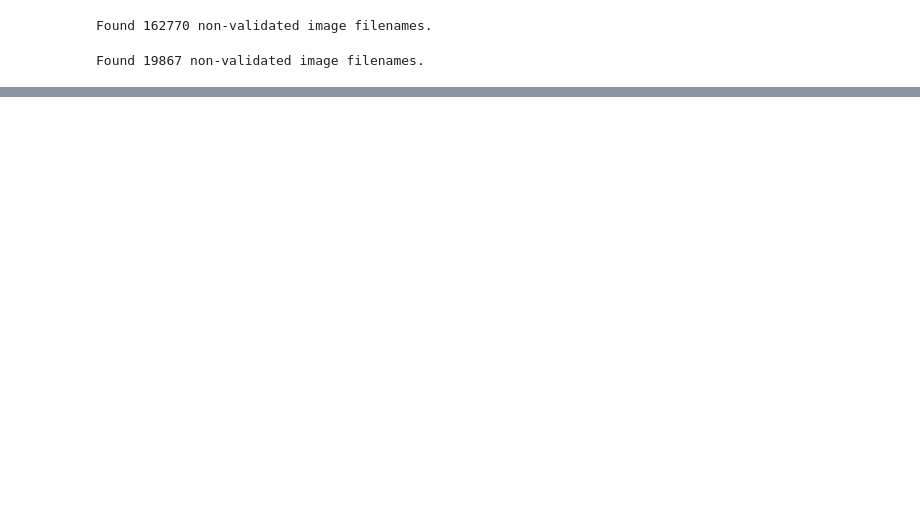
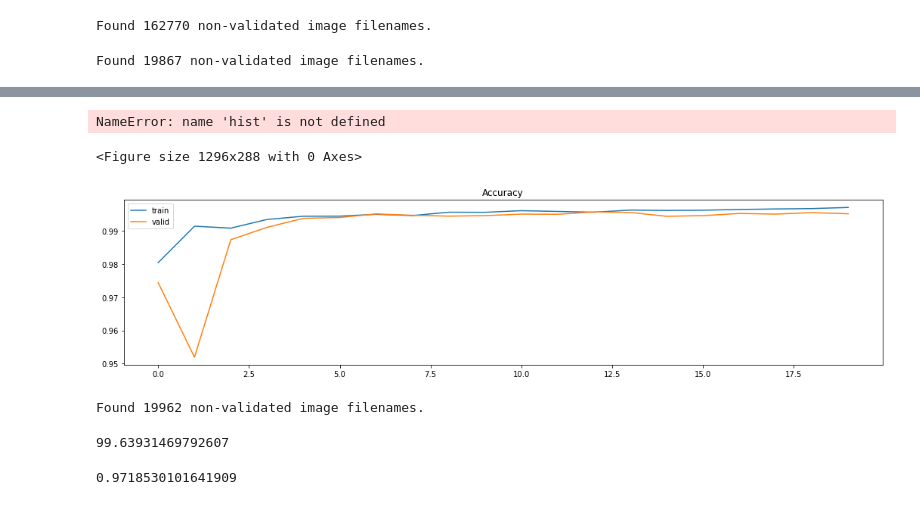
Before and after one commit to Wicwik/BP, a Jupyter notebook: celeba_classifier/inceptionv3.ipynb, the cells around one changed output, grey strips where cells are left out. Cells and saved outputs as stored; diff of their text form; code cells hidden in the pictures; blank space fills up the shorter version.

```diff
--- a/celeba_classifier/inceptionv3.ipynb
+++ b/celeba_classifier/inceptionv3.ipynb
@@ -50,7 +53,7 @@ train_generator = train_datagen.flow_from_dataframe(
     train_df,
     batch_size=_batch_size,
     x_col='filename',
-    y_col='Eyeglasses',
+    y_col= ['Eyeglasses', 'Smiling', 'Male', 'No_Beard', 'Young'],
     class_mode='raw',
     target_size=(_img_width, _img_height),
     validate_filenames=False)
@@ -66,7 +69,7 @@ valid_generator = valid_datagen.flow_from_dataframe(
     valid_df,
     batch_size=_batch_size,
     x_col='filename',
-    y_col='Eyeglasses',
+    y_col=['Eyeglasses', 'Smiling', 'Male', 'No_Beard', 'Young'],
     class_mode='raw',
     target_size=(_img_width, _img_height),
     validate_filenames=False)
@@ -88,10 +89,11 @@ number of layers: 311
 # %%
 x = base_model.output
 x = GlobalAveragePooling2D()(x)
+x = Dropout(0.25)(x)
 x = Dense(1024, activation="relu")(x)
 x = Dropout(0.5)(x)
 x = Dense(512, activation="relu")(x)
-predictions = Dense(1, activation="sigmoid")(x)
+predictions = Dense(5, activation="sigmoid")(x)
 # %%
 model = Model(inputs=base_model.input, outputs=predictions)
 model.compile(optimizer='adam', loss='binary_crossentropy', metrics=['accuracy'])
@@ -126,0 +100,2 @@ Epoch 16/20
+# %%
+checkpointer = ModelCheckpoint(filepath='inception_v3_eyeglasses_smiling_male_nobeard_young.h5', verbose=1, save_best_only=True)
@@ -126,0 +129,36 @@ Epoch 16/20
+# %%
+plt.figure(figsize=(18, 4))
+plt.plot(hist.history['loss'], label = 'train')
+plt.plot(hist.history['val_loss'], label = 'valid')
+plt.legend()
+plt.title('Loss Function')
+plt.show()
+# %% [output]
+NameError: name 'hist' is not defined
+<Figure size 1296x288 with 0 Axes>
+# %%
+plt.figure(figsize=(18, 4))
+plt.plot(hist.history['accuracy'], label = 'train')
+plt.plot(hist.history['val_accuracy'], label = 'valid')
+plt.legend()
+plt.title('Accuracy')
+plt.show()
+# %% [output]
+[figure, added]
+# %%
+test_datagen =  ImageDataGenerator(
+    preprocessing_function=preprocess_input,
+    rescale=1./255,
+)
+
+test_generator = test_datagen.flow_from_dataframe(
+    test_df,
+    batch_size=1,
+    x_col='filename',
+    y_col=['Eyeglasses', 'Smiling', 'Male', 'No_Beard', 'Young'],
+    class_mode='raw',
+    target_size=(_img_width, _img_height),
+    validate_filenames=False,
+    shuffle=False)
+# %% [output]
+Found 19962 non-validated image filenames.
@@ -126,0 +170,10 @@ Epoch 16/20
+# %%
+test_accuracy = 100 * accuracy_score(preds, test_df.loc[:, ['Eyeglasses']].values)
+test_accuracy
+# %% [output]
+99.63931469792607
+# %%
+f1 = f1_score(test_df.loc[:,  ['Eyeglasses']].values, preds)
+f1
+# %% [output]
+0.9718530101641909
```
Also changed, not shown: parts of 9 cells of this notebook, 8 other files.
